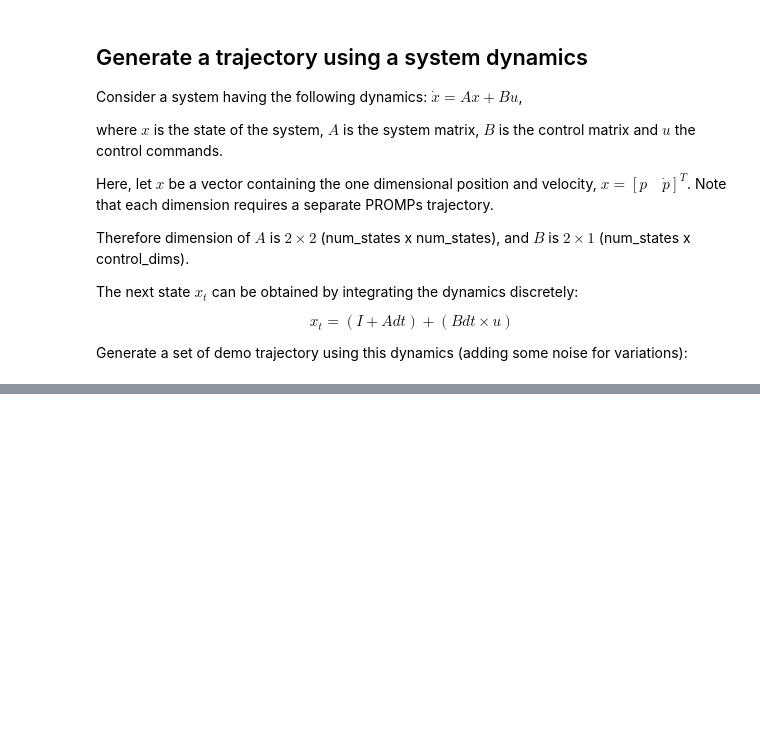
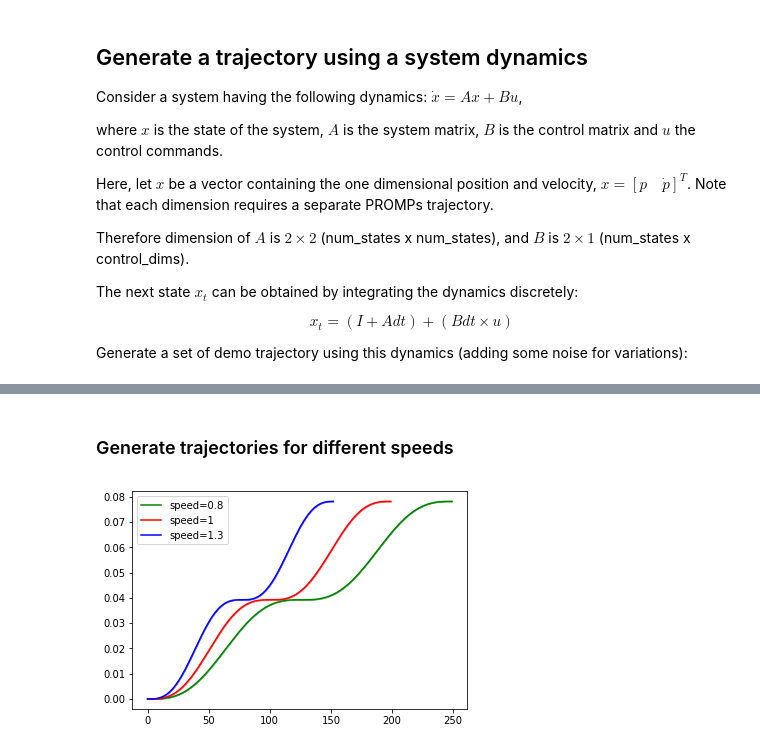
Before and after one commit to justagist/promps_learn, a Jupyter notebook: notebook/promps_demo.ipynb, the cells around one changed output, grey strips where cells are left out. Drawn from its saved outputs; the diff is of its cells as text; code cells hidden in the pictures; blank space fills up the shorter version.

```diff
--- a/notebook/promps_demo.ipynb
+++ b/notebook/promps_demo.ipynb
@@ -73,0 +77,14 @@ plt.plot(demo_list[0])
+# %%
+#number of basis function
+n_bfs = 35
+#variance of the basis function
+bfs_sigma = 0.0286
+#centers of the basis function
+bfs_centres = np.linspace(0, 1, n_bfs)
+
+#list that stores all the weights
+W = []
+
+#mean and sigma of the weights
+mean_W  = None
+sigma_W = None
@@ -73,0 +271,22 @@ plt.plot(demo_list[0])
+# %% [markdown]
+### Generate trajectories for different speeds
+# %%
+phase1_z, phase1_dz, phase1_ddz = get_phase_variables(0.8)
+phase2_z, phase2_dz, phase2_ddz = get_phase_variables(1.3)
+
+#create new basis functions
+Phi1, PhiD1, PhiDD1  = generate_basis_function(phase_z=phase1_z, phase_zd=phase1_dz, phase_zdd=phase1_ddz)
+Phi2, PhiD2, PhiDD2  = generate_basis_function(phase_z=phase2_z, phase_zd=phase2_dz, phase_zdd=phase2_ddz)
+
+# ----- get mean and variance of basis functions for the new trajectories using the previously generated sample and the new basis functions
+mean_of_sample_traj1 = np.dot(Phi1.T, sample_W)
+sigma_of_sample_traj1 = np.dot( np.dot(Phi1.T, sigma_W), Phi1)
+
+mean_of_sample_traj2 = np.dot(Phi2.T, sample_W)
+sigma_of_sample_traj2 = np.dot( np.dot(Phi2.T, sigma_W), Phi2)
+
+plot_mean_and_sigma(mean_of_sample_traj1.squeeze(), sigma_of_sample_traj1, color_mean='g', color_shading='g', label='speed=0.8')
+plot_mean_and_sigma(mean_of_sample_traj.squeeze(), sigma_of_sample_traj, color_mean='r', color_shading='r', label='speed=1')
+plot_mean_and_sigma(mean_of_sample_traj2.squeeze(), sigma_of_sample_traj2, color_mean='b', color_shading='b', label='speed=1.3')
+# %% [output]
+[figure, added]
```
Also changed, not shown: parts of 15 cells of this notebook, 3 other files.
